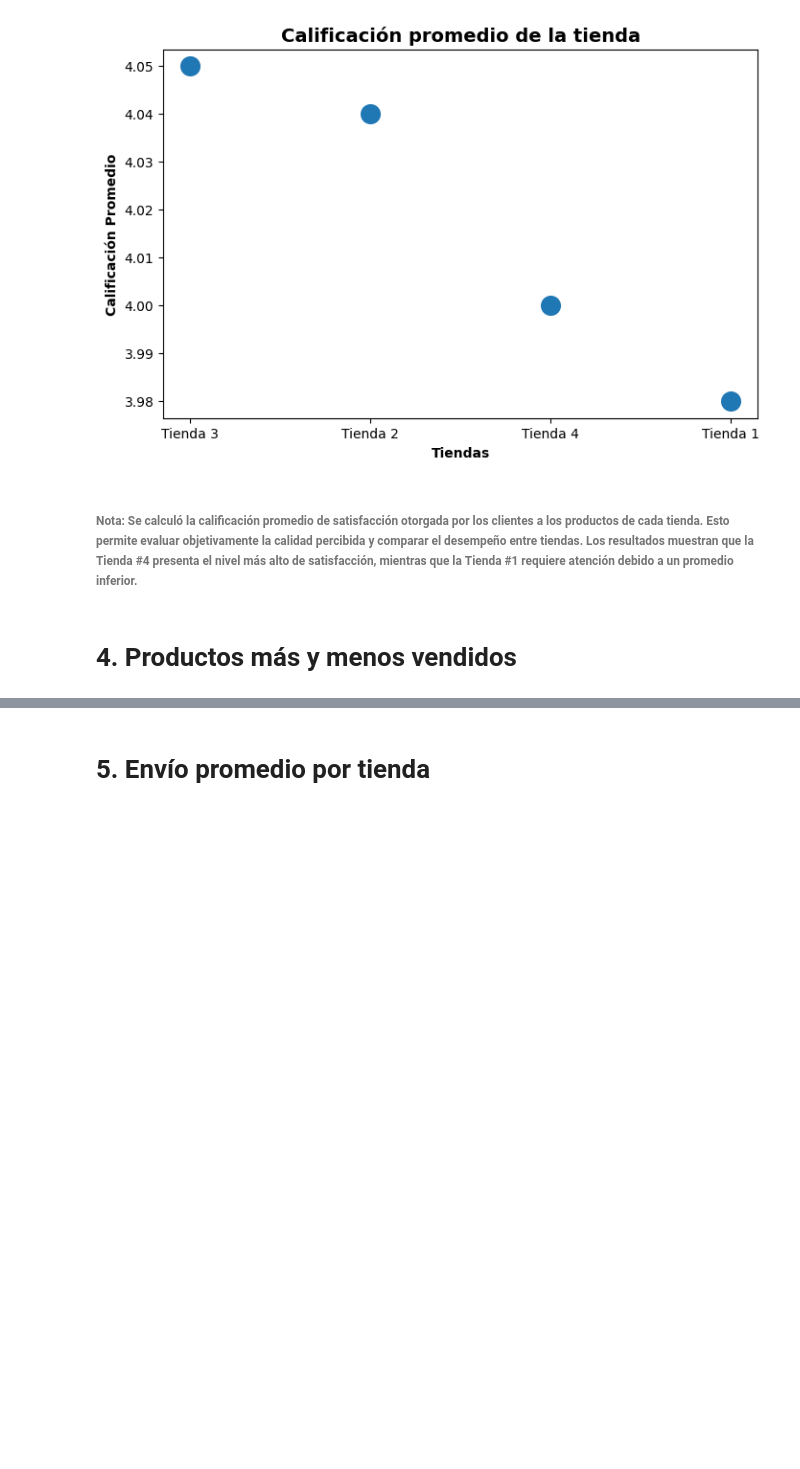
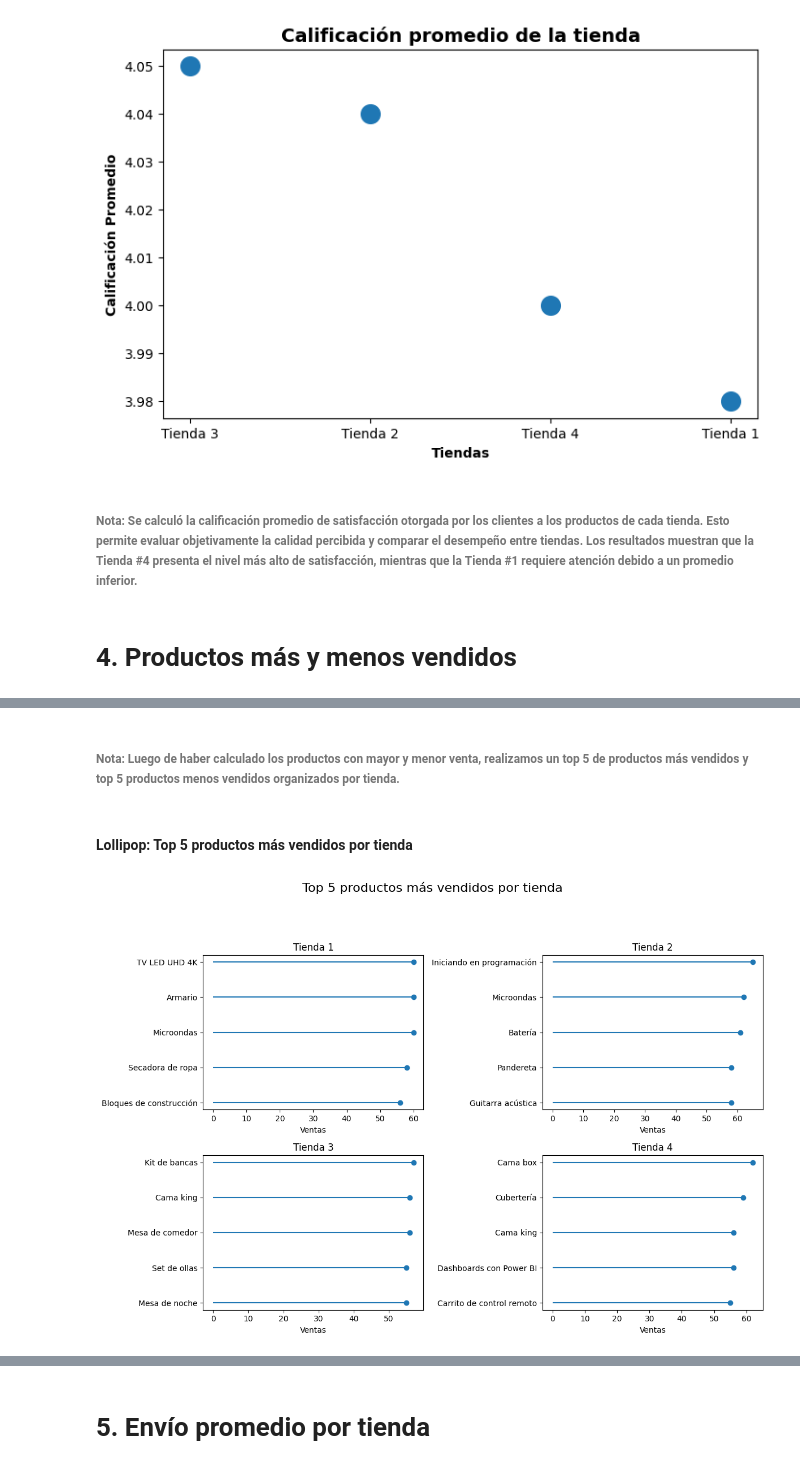
Before and after one commit to JharleCompres/Analisis-de-datos-Alura-Store, a Jupyter notebook: AluraStore.ipynb, the cells around one changed output, grey strips where cells are left out. Drawn from its saved outputs; the diff is of its cells as text; code cells hidden in the pictures; blank space fills up the shorter version.

Commit message:
Productos más y menos vendidos
Se realizo el cálculo de los productos, se agregaron dos gráficos que muestran visualmente los resultados.

```diff
--- a/AluraStore.ipynb
+++ b/AluraStore.ipynb
@@ -534,7 +534,7 @@ try:
   idx_minimos = df_total.groupby("Categoría del Producto")["Total_ventas"].idxmin()
 
   # Extraer las filas completas
-  tiendas_menor_venta = df_total.loc[idx_minimos].sort_values("Categoría del Producto")
+  tiendas_menor_venta = df_total.loc[idx_minimos].sort_values("Categoría del Producto").to_string(index=False)
 except ValueError as e:
   print(f"Error de valor: {e}")
 except TypeError as e:
@@ -651,7 +631,9 @@ try:
     raise TypeError("Los valores de la columna 'Calificación' no son números.")
 
   # Data frame con las calificaciones promedio de cada tienda
-  promedios_calificacion = df_calificacion.groupby("Tienda")["Calificación"].mean().round(2).reset_index(name="Calificación Promedio").sort_values(by="Calificación Promedio",ascending=False)
+  promedios_calificacion = df_calificacion.groupby(
+      "Tienda")["Calificación"].mean().round(2).reset_index(
+      name="Calificación Promedio").sort_values(by="Calificación Promedio",ascending=False)
 
   # Gráfico
   plt.figure(figsize=(8,5))
@@ -682,0 +752,63 @@ except Exception as e:
+# %% [markdown]
+###### **Nota:** Luego de haber calculado los productos con mayor y menor venta, realizamos un top 5 de productos más vendidos y top 5 productos menos vendidos organizados por tienda.
+# %% [markdown]
+#### **Lollipop: Top 5 productos más vendidos por tienda**
+# %%
+try:
+    # Validaciones de los datos
+    if top_5_mayor_venta is None:
+      raise NameError("La variable top_5_mayor_venta no está definida.")
+    if not isinstance(top_5_mayor_venta, pd.DataFrame):
+      raise TypeError("top_5_mayor_venta debe ser un DataFrame.")
+    if top_5_mayor_venta.empty:
+      raise ValueError("top_5_mayor_venta está vacío.")
+    if 'Tienda' not in top_5_mayor_venta.columns:
+      raise KeyError("La columna 'Tienda' no existe en top_5_mayor_venta.")
+    if 'Producto' not in top_5_mayor_venta.columns:
+      raise KeyError("La columna 'Producto' no existe en top_5_mayor_venta.")
+    if 'Total_ventas' not in top_5_mayor_venta.columns:
+      raise KeyError("La columna 'Total_ventas' no existe en top_5_mayor_venta.")
+
+    # funcion personalizada
+    def lollipop_por_tienda(df, titulo):
+        # Elementos unicos
+        tiendas = df["Tienda"].unique()
+
+        fig = plt.figure(figsize=(12, 8))
+
+        # itera sobre cada subconjunto de los datos tomando los datos de cada tienda
+        for i, tienda in enumerate(tiendas):
+          subset = df[df["Tienda"] == tienda].sort_values("Total_ventas")
+          productos = subset["Producto"]
+          ventas = subset["Total_ventas"]
+
+           # detalles del gráfico
+          ax = fig.add_subplot(2, 2, i+1)
+          ax.hlines(productos, 0, ventas)
+          ax.plot(ventas, productos, "o")
+
+          ax.set_title(tienda, fontsize=12)
+          ax.set_xlabel("Ventas")
+
+            # Título general BIEN UBICADO
+        fig.suptitle(titulo, fontsize=16, y=1.02)
+
+            # Ajusta los espacios entre los subplots
+        fig.tight_layout(rect=[0, 0, 1, 0.95])
+
+        plt.show()
+
+        # TOP 5 MÁS VENDIDOS
+    lollipop_por_tienda(top_5_mayor_venta, "Top 5 productos más vendidos por tienda")
+except ValueError as e:
+    print(f"Error de valor: {e}")
+except TypeError as e:
+    print(f"Error de tipo: {e}")
+except NameError as e:
+    print(f"Error de variable no definida: {e}")
+except KeyError as e:
+    print(f"Error de clave: {e}")
+except Exception as e:
+    print(f"Ocurrió un error inesperado: {e}")
+# %% [output]
+[figure, added]
```
Also changed, not shown: parts of 8 cells of this notebook.
